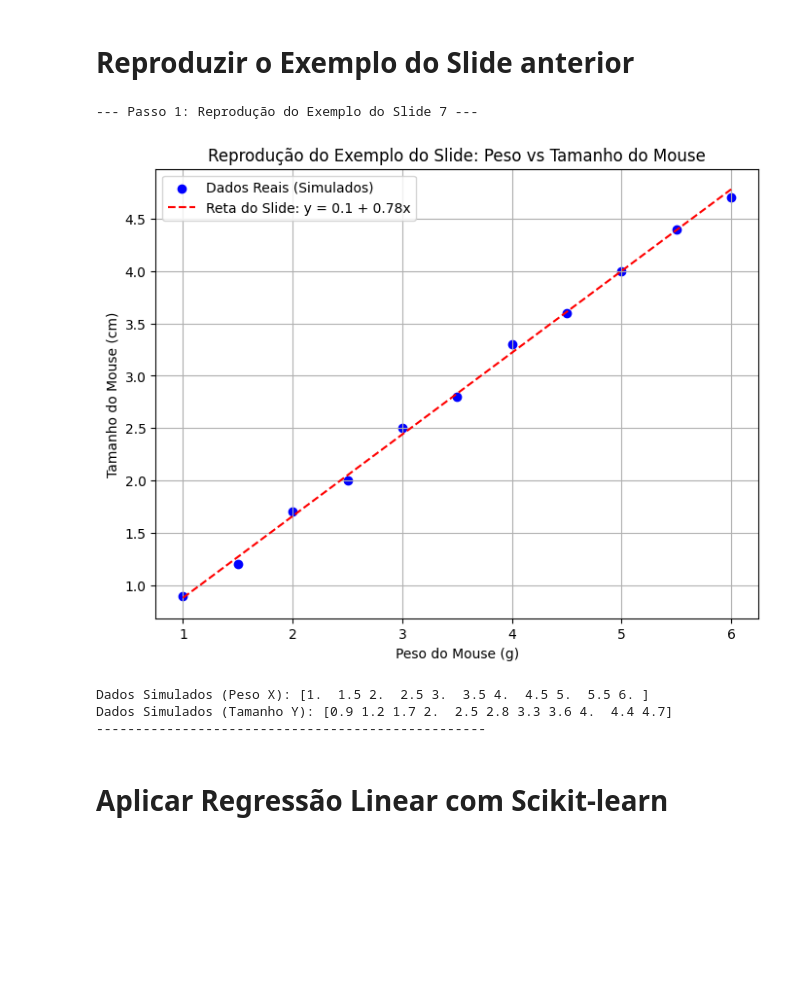
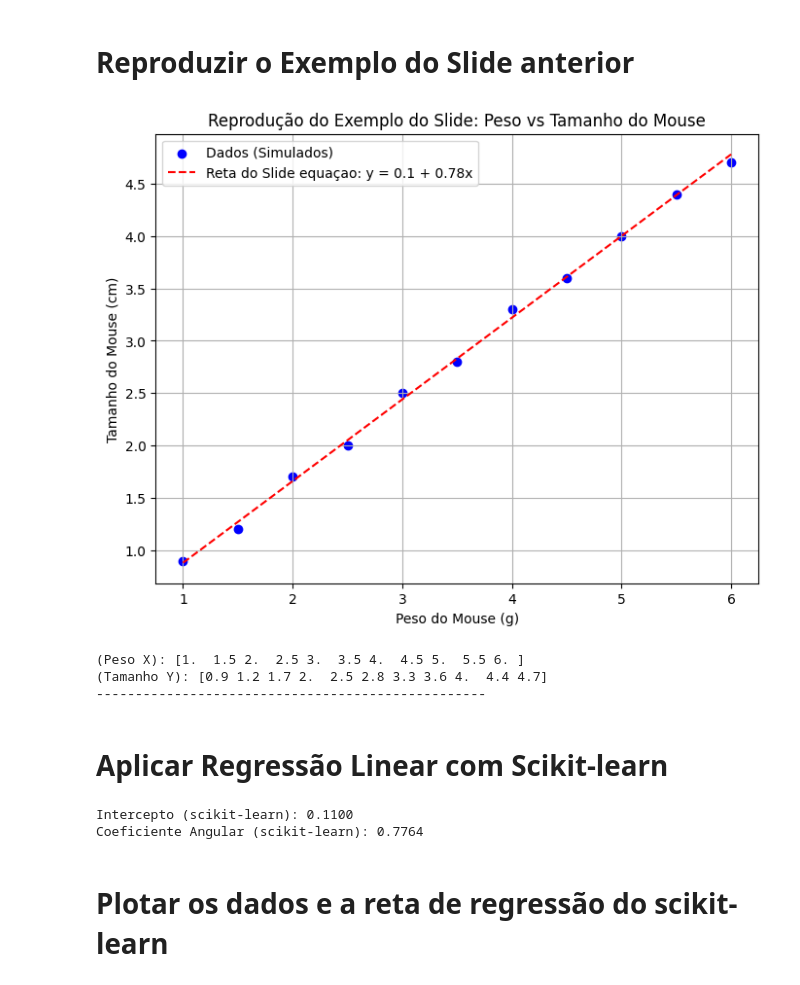
Before and after one commit to rafhaelmonteiro/Inteligencia-Computacional-Ciencia-de-dados, a Jupyter notebook: segunda_avaliacao/atividade2.1/Atv_2_B.ipynb, the cells around one changed output. Cells and saved outputs as stored; diff of their text form; code cells hidden in the pictures; blank space fills up the shorter version.

Commit message:
created atv2-B regressao linear and add link colab readme

```diff
--- a/segunda_avaliacao/atividade2.1/Atv_2_B.ipynb
+++ b/segunda_avaliacao/atividade2.1/Atv_2_B.ipynb
@@ -17,40 +17,58 @@ import statsmodels.api as sm
 from sklearn.metrics import r2_score
 # %% [markdown]
 # Reproduzir o Exemplo do Slide anterior
+# %%
+# Simular Peso do mouse X e Tamanho do mouse Y
+
+X_peso = np.array([1.0, 1.5, 2.0, 2.5, 3.0, 3.5, 4.0, 4.5, 5.0, 5.5, 6.0])
+
+y_tamanho = np.array([0.9, 1.2, 1.7, 2.0, 2.5, 2.8, 3.3, 3.6, 4.0, 4.4, 4.7])
+
+# Equação da linha y = 0.1 + 0.78x
+intercepto = 0.1
+coeficiente_angular = 0.78
+y_previsto = intercepto + coeficiente_angular * X_peso
 # %%
-print("--- Passo 1: Reprodução do Exemplo do Slide 7 ---")
-
-# Dados simulados baseados no gráfico do slide 7
-# (Peso do mouse em g)
-X_peso = np.array([1.0, 1.5, 2.0, 2.5, 3.0, 3.5, 4.0, 4.5, 5.0, 5.5, 6.0])
-# (Tamanho do mouse em cm)
-# Valores y aproximados para que a reta y = 0.1 + 0.78x seja um bom ajuste
-y_tamanho = np.array([0.9, 1.2, 1.7, 2.0, 2.5, 2.8, 3.3, 3.6, 4.0, 4.4, 4.7])
-
-# A equação do slide é y = 0.1 + 0.78x. Vamos visualizá-la.
-intercepto_slide = 0.1
-coeficiente_angular_slide = 0.78
-y_previsto_slide = intercepto_slide + coeficiente_angular_slide * X_peso
-
 plt.figure(figsize=(8, 6))
-plt.scatter(X_peso, y_tamanho, color='blue', label='Dados Reais (Simulados)')
-plt.plot(X_peso, y_previsto_slide, color='red', linestyle='--', label=f'Reta do Slide: y = {intercepto_slide} + {coeficiente_angular_slide}x')
+plt.scatter(X_peso, y_tamanho, color='blue', label='Dados (Simulados)')
+plt.plot(X_peso, y_previsto, color='red', linestyle='--', label=f'Reta do Slide equaçao: y = {intercepto} + {coeficiente_angular}x')
 plt.title('Reprodução do Exemplo do Slide: Peso vs Tamanho do Mouse')
 plt.xlabel('Peso do Mouse (g)')
 plt.ylabel('Tamanho do Mouse (cm)')
 plt.grid(True)
 plt.legend()
 plt.show()
 
-print(f"Dados Simulados (Peso X): {X_peso}")
-print(f"Dados Simulados (Tamanho Y): {y_tamanho}")
+print(f"(Peso X): {X_peso}")
+print(f"(Tamanho Y): {y_tamanho}")
 print("-" * 50)
 # %% [output]
+[figure, new version]
---- Passo 1: Reprodução do Exemplo do Slide 7 ---
+(Peso X): [1.  1.5 2.  2.5 3.  3.5 4.  4.5 5.  5.5 6. ]
+(Tamanho Y): [0.9 1.2 1.7 2.  2.5 2.8 3.3 3.6 4.  4.4 4.7]
+--------------------------------------------------
-[figure, old version]
-Dados Simulados (Peso X): [1.  1.5 2.  2.5 3.  3.5 4.  4.5 5.  5.5 6. ]
-Dados Simulados (Tamanho Y): [0.9 1.2 1.7 2.  2.5 2.8 3.3 3.6 4.  4.4 4.7]
---------------------------------------------------
 # %% [markdown]
 # Aplicar Regressão Linear com Scikit-learn
+# %%
+# Redimensionar X para o formato que o scikit-learn espera (N, 1)
+X_peso_reshaped = X_peso.reshape(-1, 1)
+
+# Cria e treina o modelo de Regressão
+model_sklearn = LinearRegression()
+model_sklearn.fit(X_peso_reshaped, y_tamanho)
+
+# Obtem os coeficientes
+intercepto_sklearn = model_sklearn.intercept_
+coeficiente_angular_sklearn = model_sklearn.coef_[0]
+
+print(f"Intercepto (scikit-learn): {intercepto_sklearn:.4f}")
+print(f"Coeficiente Angular (scikit-learn): {coeficiente_angular_sklearn:.4f}")
+
+# Faz as previsões com o modelo
+y_previsto_sklearn = model_sklearn.predict(X_peso_reshaped)
+# %% [output]
+Intercepto (scikit-learn): 0.1100
+Coeficiente Angular (scikit-learn): 0.7764
+# %% [markdown]
+# Plotar os dados e a reta de regressão do scikit-learn
 # %%
```
Also changed, not shown: parts of 17 cells of this notebook, 2 other files.
